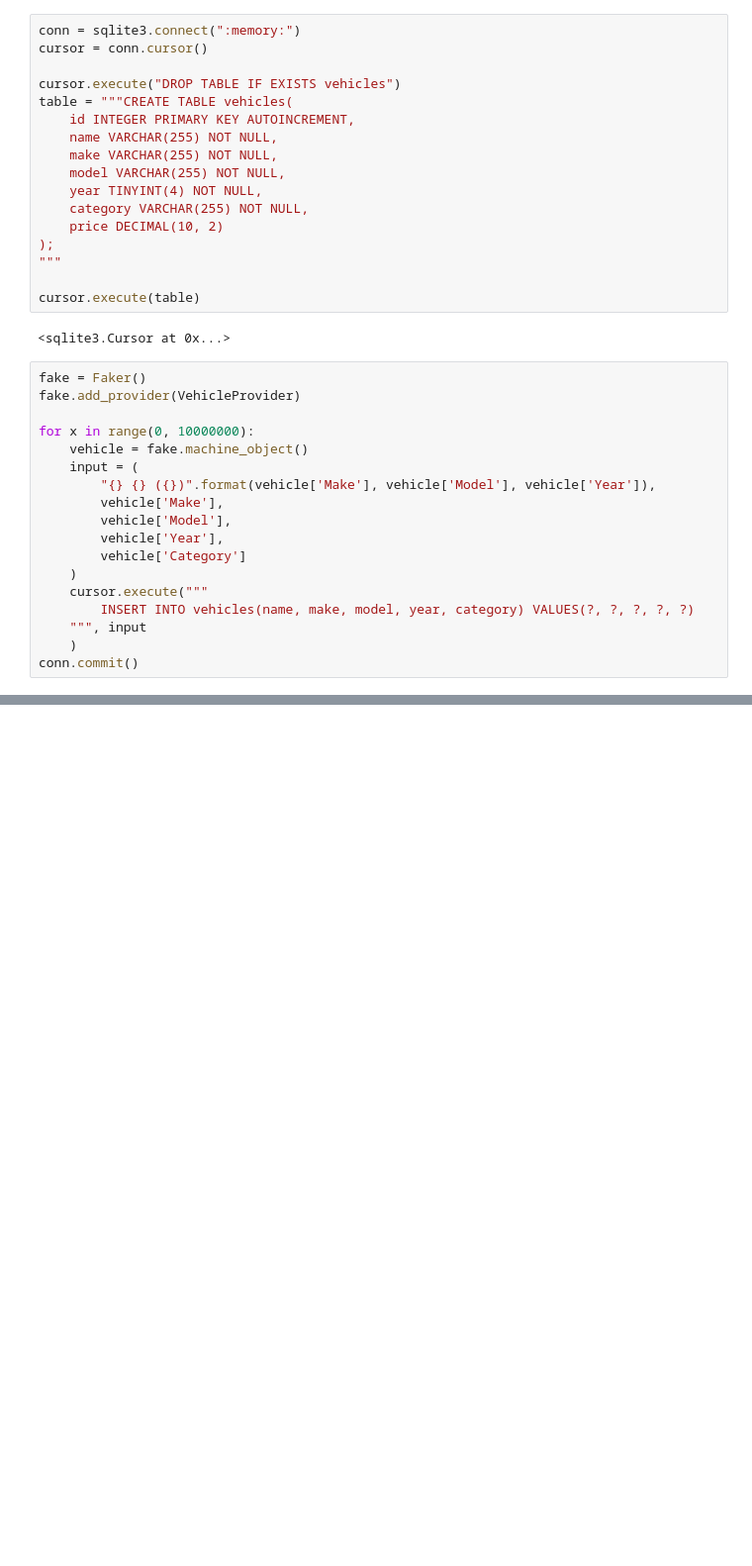
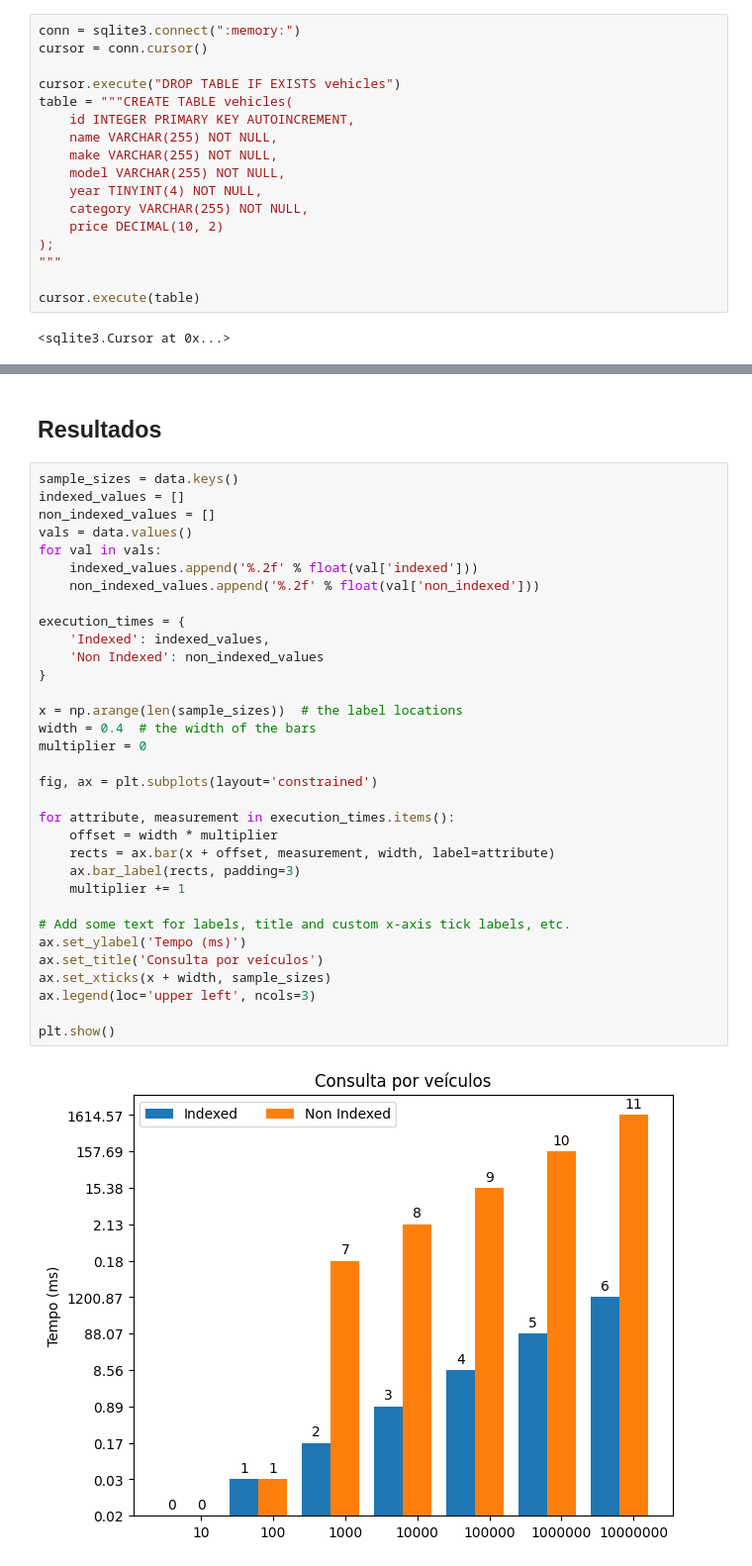
Before and after one commit to luisbilecki/database-playground, a Jupyter notebook: indexes-example/notebook.ipynb, the cells around one changed output, grey strips where cells are left out. Shown at 99% size. Cells and saved outputs as stored; diff of their text form; blank space fills up the shorter version.

Commit message:
feat: finish indexed queries example

```diff
--- a/indexes-example/notebook.ipynb
+++ b/indexes-example/notebook.ipynb
@@ -24,21 +37,3 @@ table = """CREATE TABLE vehicles(
 cursor.execute(table)
 # %% [output]
 <sqlite3.Cursor at 0x...>
-# %%
-fake = Faker()
-fake.add_provider(VehicleProvider)
-
-for x in range(0, 10000000):
-    vehicle = fake.machine_object()
-    input = (
-        "{} {} ({})".format(vehicle['Make'], vehicle['Model'], vehicle['Year']),
-        vehicle['Make'],
-        vehicle['Model'],
-        vehicle['Year'],
-        vehicle['Category']
-    )
-    cursor.execute("""
-        INSERT INTO vehicles(name, make, model, year, category) VALUES(?, ?, ?, ?, ?)
-    """, input
-    )
-conn.commit()
@@ -80,0 +137,37 @@ CREATE INDEX vehicles_category_index ON vehicles(category);
+# %% [markdown]
+## Resultados
+# %%
+sample_sizes = data.keys()
+indexed_values = []
+non_indexed_values = []
+vals = data.values()
+for val in vals:
+    indexed_values.append('%.2f' % float(val['indexed']))
+    non_indexed_values.append('%.2f' % float(val['non_indexed']))
+
+execution_times = {
+    'Indexed': indexed_values,
+    'Non Indexed': non_indexed_values
+}
+
+x = np.arange(len(sample_sizes))  # the label locations
+width = 0.4  # the width of the bars
+multiplier = 0
+
+fig, ax = plt.subplots(layout='constrained')
+
+for attribute, measurement in execution_times.items():
+    offset = width * multiplier
+    rects = ax.bar(x + offset, measurement, width, label=attribute)
+    ax.bar_label(rects, padding=3)
+    multiplier += 1
+
+# Add some text for labels, title and custom x-axis tick labels, etc.
+ax.set_ylabel('Tempo (ms)')
+ax.set_title('Consulta por veículos')
+ax.set_xticks(x + width, sample_sizes)
+ax.legend(loc='upper left', ncols=3)
+
+plt.show()
+# %% [output]
+[figure, added]
```
Also changed, not shown: parts of 13 cells of this notebook.
